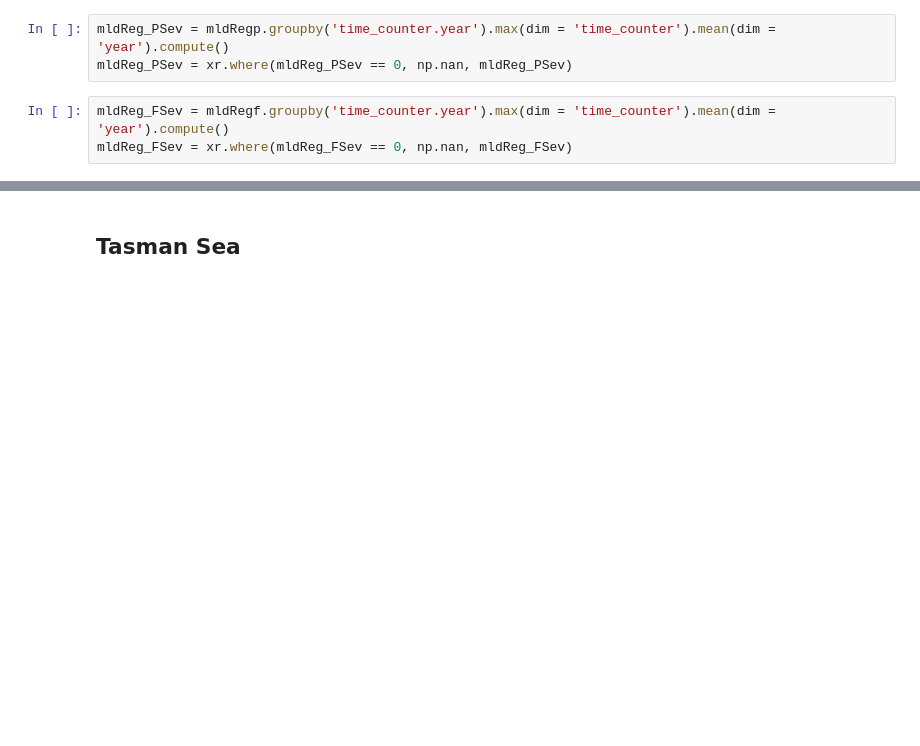
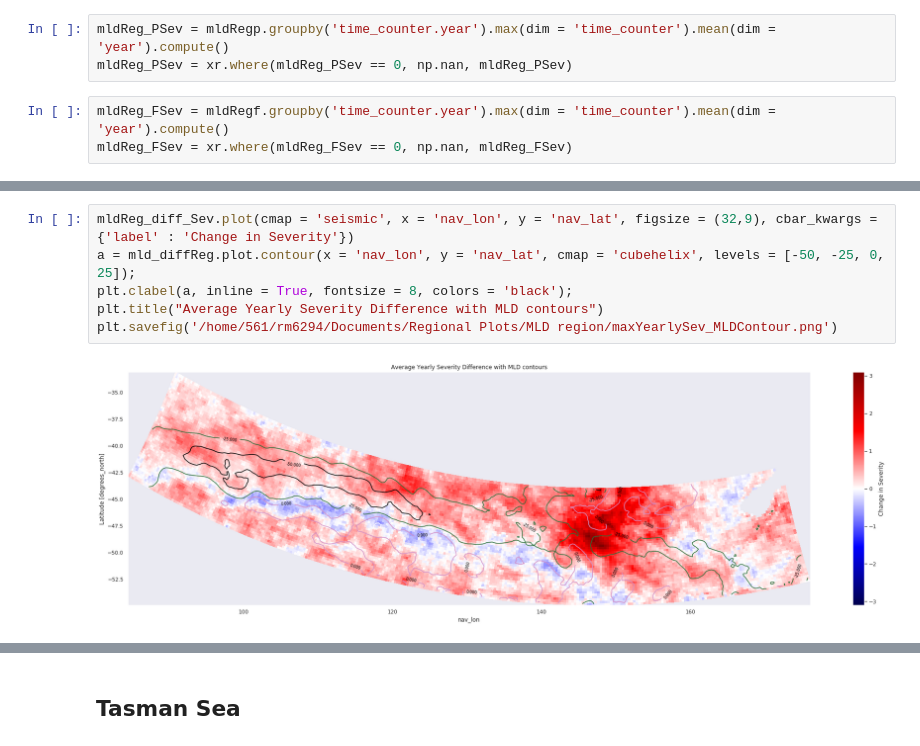
Before and after one commit to ritwik1111/MHW, a Jupyter notebook: Projects/MHW/Regional_Plots.ipynb, the cells around one changed output, grey strips where cells are left out. Drawn from its saved outputs; the diff is of its cells as text; blank space fills up the shorter version.

```diff
--- a/Projects/MHW/Regional_Plots.ipynb
+++ b/Projects/MHW/Regional_Plots.ipynb
@@ -89,0 +105,8 @@ mldReg_diff_Sev = mldReg_FSev - mldReg_PSev
+# %%
+mldReg_diff_Sev.plot(cmap = 'seismic', x = 'nav_lon', y = 'nav_lat', figsize = (32,9), cbar_kwargs = {'label' : 'Change in Severity'})
+a = mld_diffReg.plot.contour(x = 'nav_lon', y = 'nav_lat', cmap = 'cubehelix', levels = [-50, -25, 0, 25]);
+plt.clabel(a, inline = True, fontsize = 8, colors = 'black');
+plt.title("Average Yearly Severity Difference with MLD contours")
+plt.savefig('/home/561/rm6294/Documents/Regional Plots/MLD region/maxYearlySev_MLDContour.png')
+# %% [output]
+[figure, added]
```
Also changed, not shown: parts of 23 cells of this notebook.
